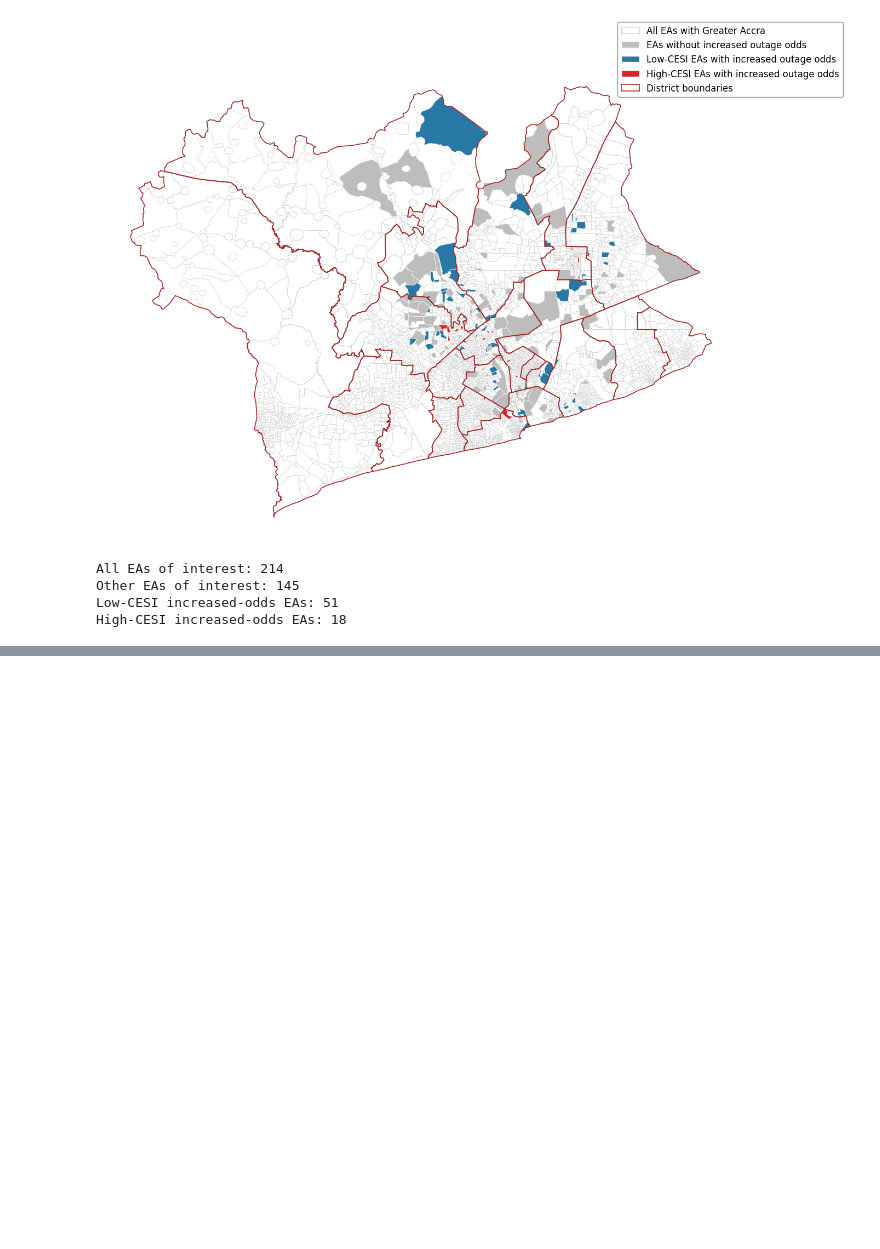
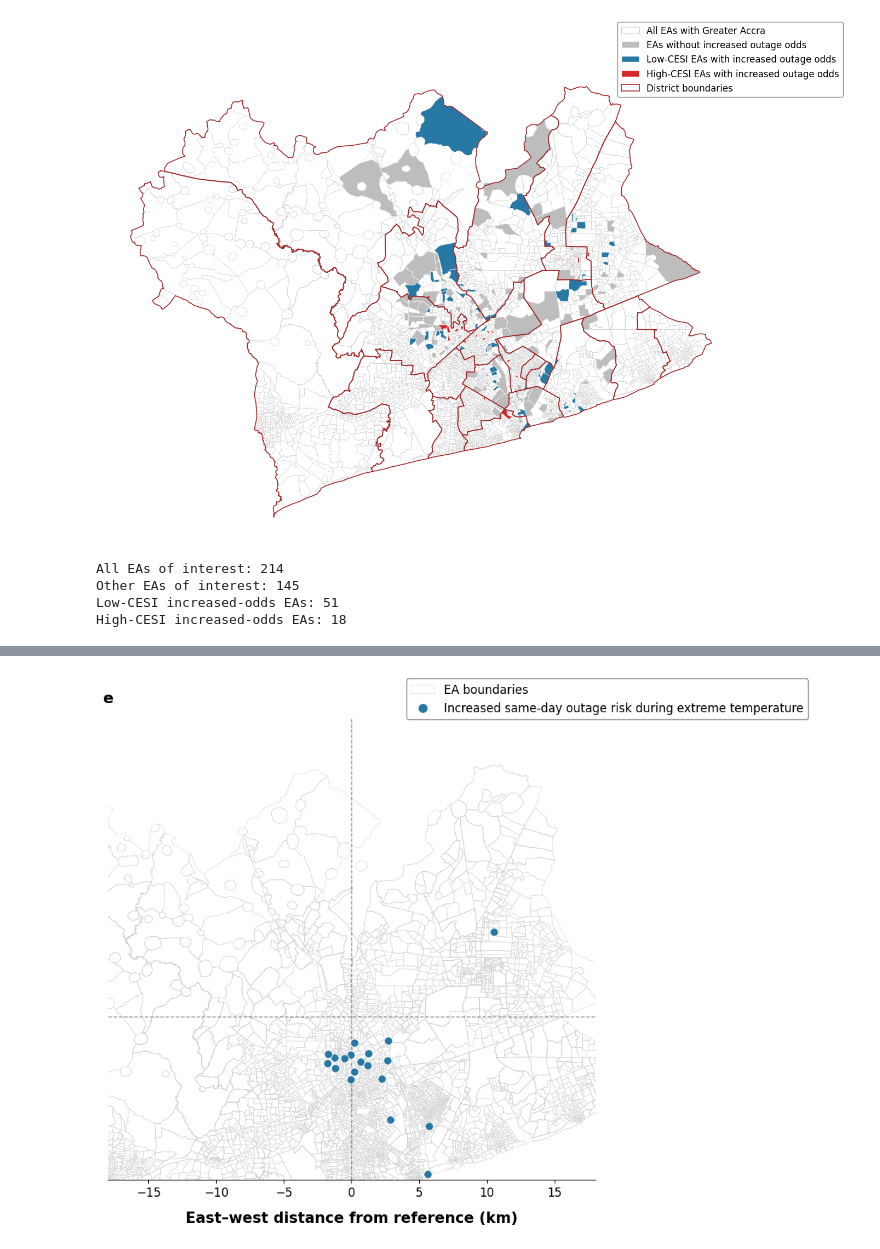
Before and after one commit to KaytheDee/pqr_extreme_weather_analysis, a Jupyter notebook: notebooks/_Logit_spatial_analysis_outage_per_EA.ipynb, the cells around one changed output, grey strips where cells are left out. Saved outputs shown, nothing was run; the diff lists cells and outputs as text; code cells hidden in the pictures; blank space fills up the shorter version.

```diff
--- a/notebooks/_Logit_spatial_analysis_outage_per_EA.ipynb
+++ b/notebooks/_Logit_spatial_analysis_outage_per_EA.ipynb
@@ -1623,0 +3127,32 @@ High-CESI increased-odds EAs: 18
+# %%
+fig, ax, precipitation_centroids = (
+    plot_same_day_outage_risk_relative(
+        base_gdf=filt_all_eas_dem_df_filt,
+        summary_df=same_day_summary_df,
+        print_count=False,
+        event="T",
+
+        use_union_centroid=True,
+        use_km=True,
+        x_ref_offset=common_x_ref_offset,
+        y_ref_offset=common_y_ref_offset,
+
+        show_yaxis=False,
+        show_basemap=True,
+
+        point_size=70,
+        point_color="#2878A5",
+
+        # Panel label
+        panel_label="e",
+        panel_label_x=-0.01,
+        panel_label_y=1.06,
+        panel_label_fontsize=16,
+
+        figsize=fig_size,
+        xlim=common_xlim,
+        ylim=common_ylim
+    )
+)
+# %% [output]
+[figure, added]
```
Also changed, not shown: parts of 12 cells of this notebook, 1 other file.
